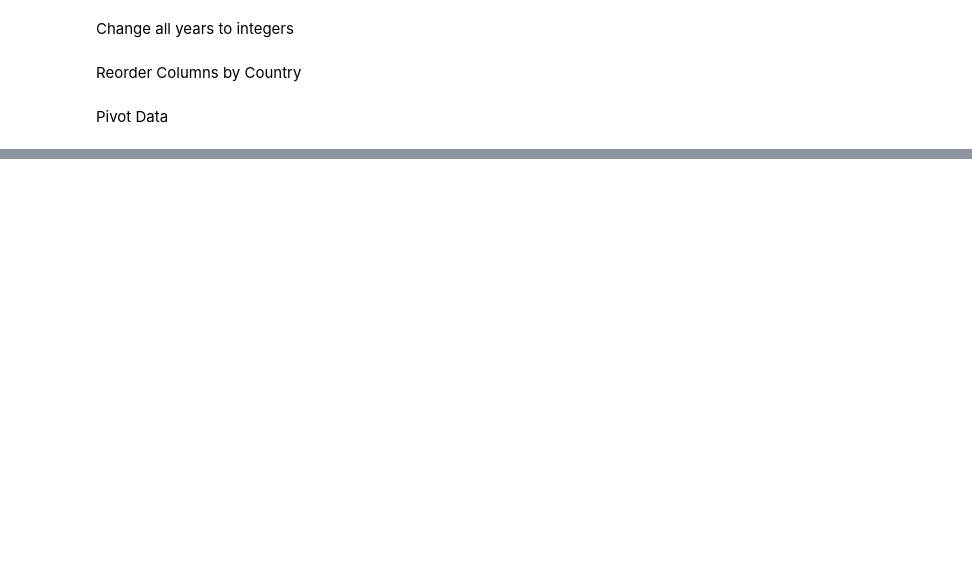
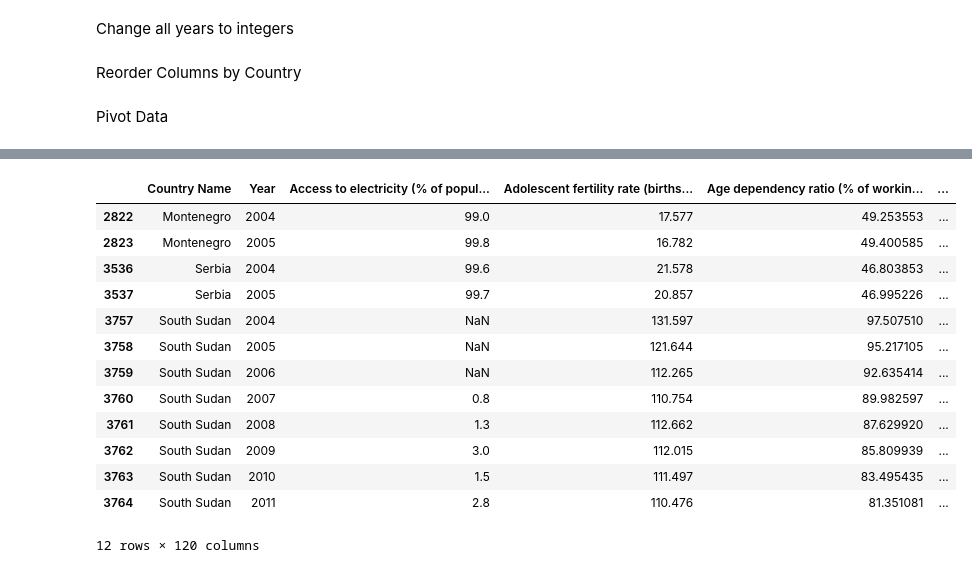
Before and after one commit to timcross271/CO2_Data_Analysis, a Jupyter notebook: Data_Cleaning.ipynb, the cells around one changed output, grey strips where cells are left out. Drawn from its saved outputs; the diff is of its cells as text; code cells hidden in the pictures; blank space fills up the shorter version.

```diff
--- a/Data_Cleaning.ipynb
+++ b/Data_Cleaning.ipynb
@@ -98,0 +184,18 @@ Length: 930, dtype: int64
+# %%
+elec_nan=df_pivot3['Forest area (% of land area)'].isnull()
+df_pivot3[elec_nan]
+# %% [output]
+|  | Country Name | Year | Access to electricity (% of popul... | Adolescent fertility rate (births... | Age dependency ratio (% of workin... | ... |
+| 2822 | Montenegro | 2004 | 99.0 | 17.577 | 49.253553 | ... |
+| 2823 | Montenegro | 2005 | 99.8 | 16.782 | 49.400585 | ... |
+| 3536 | Serbia | 2004 | 99.6 | 21.578 | 46.803853 | ... |
+| 3537 | Serbia | 2005 | 99.7 | 20.857 | 46.995226 | ... |
+| 3757 | South Sudan | 2004 | NaN | 131.597 | 97.507510 | ... |
+| 3758 | South Sudan | 2005 | NaN | 121.644 | 95.217105 | ... |
+| 3759 | South Sudan | 2006 | NaN | 112.265 | 92.635414 | ... |
+| 3760 | South Sudan | 2007 | 0.8 | 110.754 | 89.982597 | ... |
+| 3761 | South Sudan | 2008 | 1.3 | 112.662 | 87.629920 | ... |
+| 3762 | South Sudan | 2009 | 3.0 | 112.015 | 85.809939 | ... |
+| 3763 | South Sudan | 2010 | 1.5 | 111.497 | 83.495435 | ... |
+| 3764 | South Sudan | 2011 | 2.8 | 110.476 | 81.351081 | ... |
+12 rows × 120 columns
```
Also changed, not shown: parts of 25 cells of this notebook, 2 other files.
